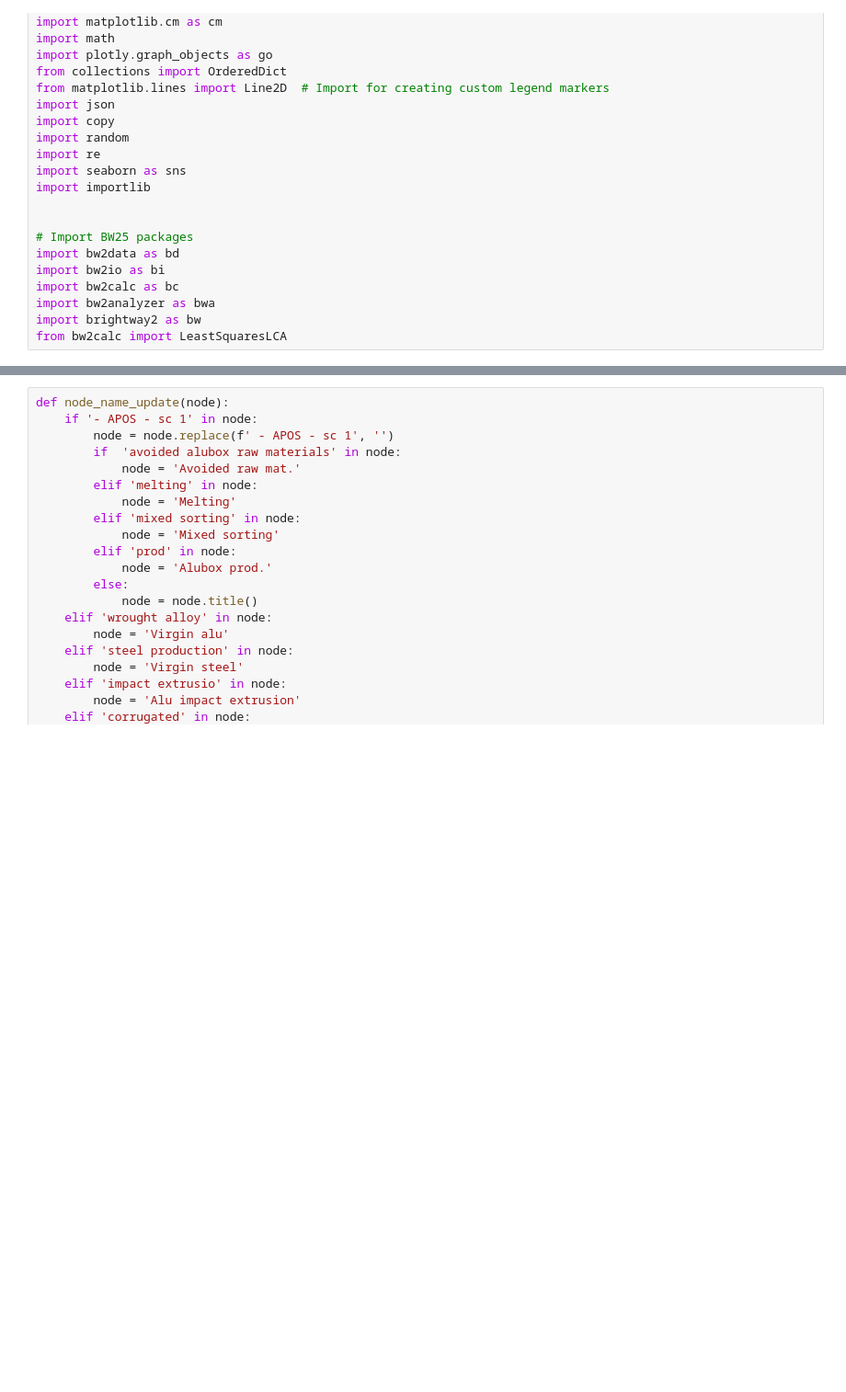
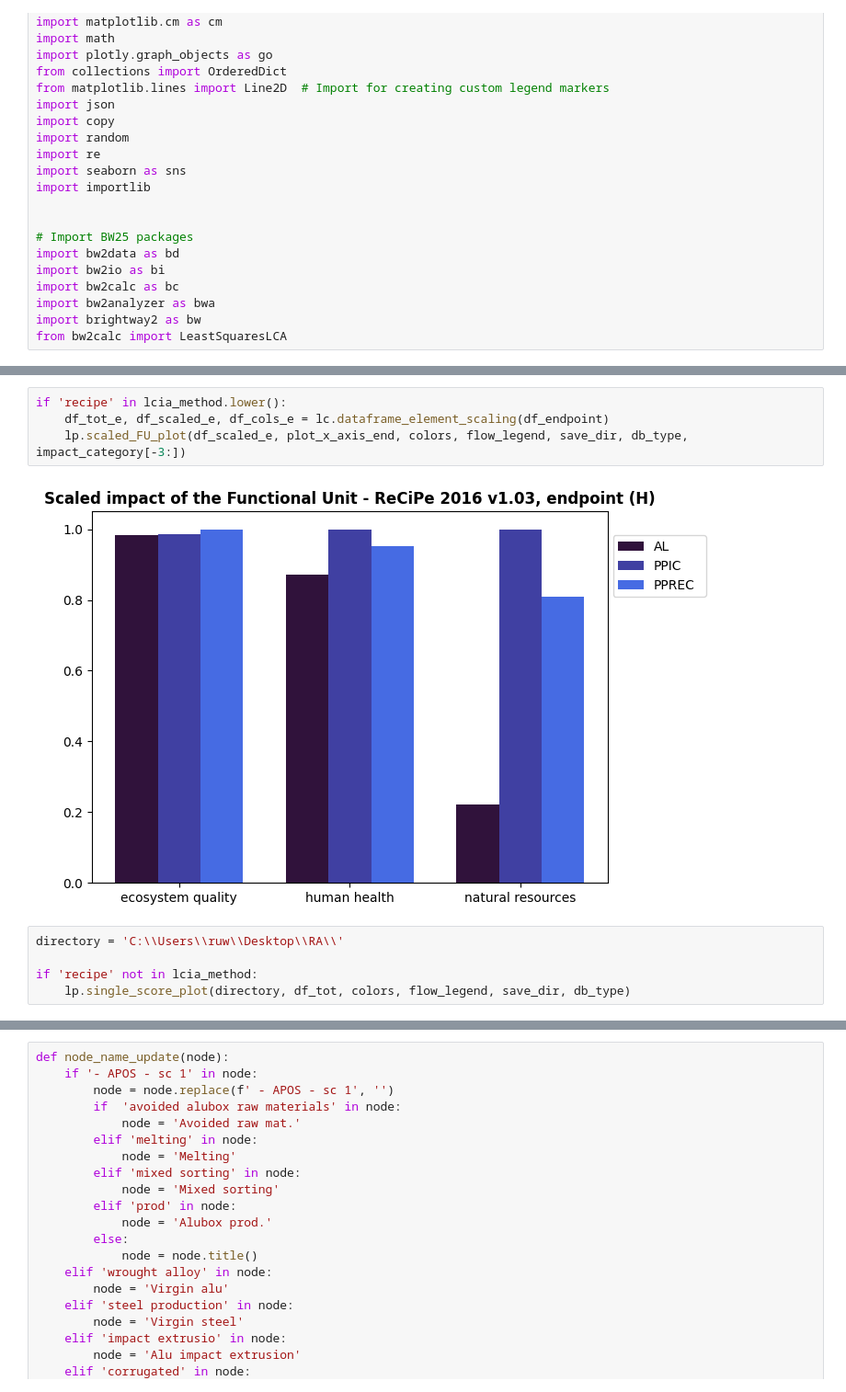
Before and after one commit to RuneWF/Single-use-vs-multi-use-in-health-care, a Jupyter notebook: Brighway/Ofir.ipynb, the cells around one changed output, grey strips where cells are left out. Shown at 92% size. Drawn from its saved outputs; the diff is of its cells as text; blank space fills up the shorter version.

```diff
--- a/Brighway/Ofir.ipynb
+++ b/Brighway/Ofir.ipynb
@@ -219,3 +122,14 @@ Avoided heat -0.0702513863654861
+# %%
+if 'recipe' in lcia_method.lower():
+    df_tot_e, df_scaled_e, df_cols_e = lc.dataframe_element_scaling(df_endpoint)
+    lp.scaled_FU_plot(df_scaled_e, plot_x_axis_end, colors, flow_legend, save_dir, db_type, impact_category[-3:])
+# %% [output]
+[figure, added]
+# %%
+directory = 'C:\\Users\\ruw\\Desktop\\RA\\'
+
+if 'recipe' not in lcia_method:
+    lp.single_score_plot(directory, df_tot, colors, flow_legend, save_dir, db_type)
 # %%
 # Categories definitions
 categories = ["Raw mat. + prod.", "Use", "Transport", "EoL", "Total"]
```
Also changed, not shown: parts of 26 cells of this notebook, 9 other files.
